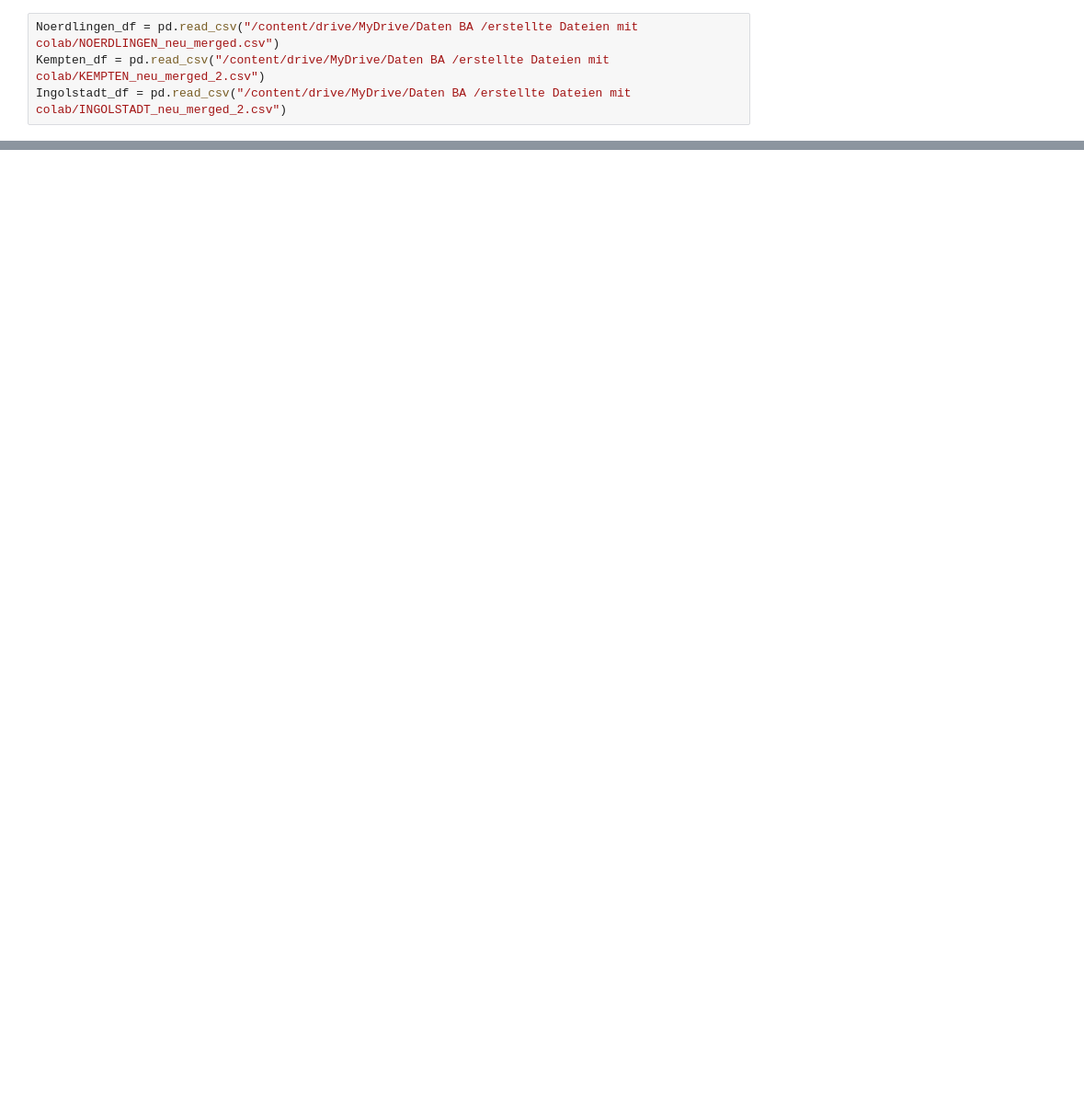
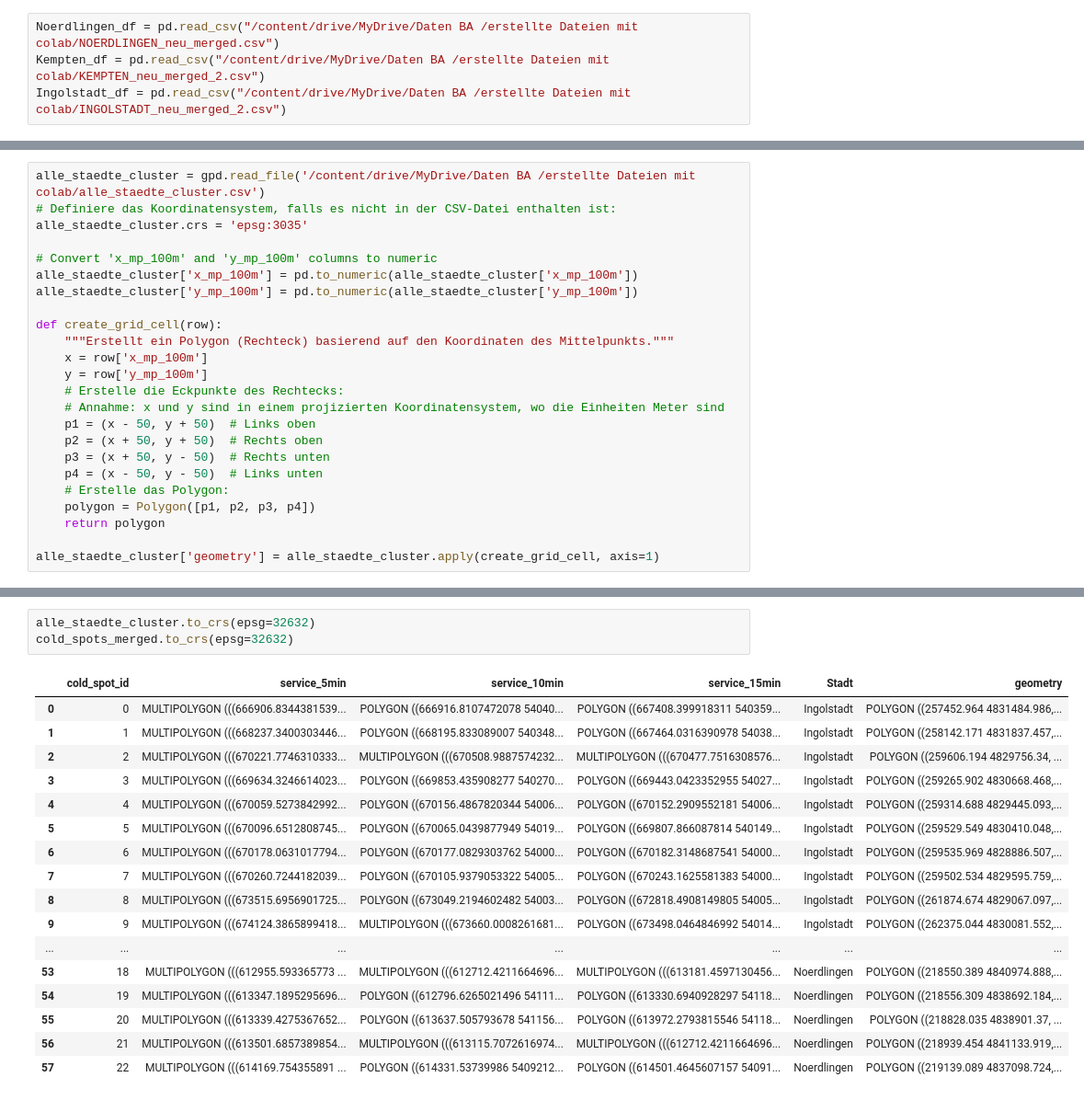
Before and after one commit to Sarah-0405/Bachelorarbeit_, a Jupyter notebook: OSMnx_accessibilities.ipynb, the cells around one changed output, grey strips where cells are left out. Shown at 92% size. Cells and saved outputs as stored; diff of their text form; blank space fills up the shorter version.

```diff
--- a/OSMnx_accessibilities.ipynb
+++ b/OSMnx_accessibilities.ipynb
@@ -550,0 +486,24 @@ Kinder unter 10: 0.0
+# %%
+alle_staedte_cluster = gpd.read_file('/content/drive/MyDrive/Daten BA /erstellte Dateien mit colab/alle_staedte_cluster.csv')
+# Definiere das Koordinatensystem, falls es nicht in der CSV-Datei enthalten ist:
+alle_staedte_cluster.crs = 'epsg:3035'
+
+# Convert 'x_mp_100m' and 'y_mp_100m' columns to numeric
+alle_staedte_cluster['x_mp_100m'] = pd.to_numeric(alle_staedte_cluster['x_mp_100m'])
+alle_staedte_cluster['y_mp_100m'] = pd.to_numeric(alle_staedte_cluster['y_mp_100m'])
+
+def create_grid_cell(row):
+    """Erstellt ein Polygon (Rechteck) basierend auf den Koordinaten des Mittelpunkts."""
+    x = row['x_mp_100m']
+    y = row['y_mp_100m']
+    # Erstelle die Eckpunkte des Rechtecks:
+    # Annahme: x und y sind in einem projizierten Koordinatensystem, wo die Einheiten Meter sind
+    p1 = (x - 50, y + 50)  # Links oben
+    p2 = (x + 50, y + 50)  # Rechts oben
+    p3 = (x + 50, y - 50)  # Rechts unten
+    p4 = (x - 50, y - 50)  # Links unten
+    # Erstelle das Polygon:
+    polygon = Polygon([p1, p2, p3, p4])
+    return polygon
+
+alle_staedte_cluster['geometry'] = alle_staedte_cluster.apply(create_grid_cell, axis=1)
@@ -550,0 +686,21 @@ Kinder unter 10: 0.0
+# %%
+alle_staedte_cluster.to_crs(epsg=32632)
+cold_spots_merged.to_crs(epsg=32632)
+# %% [output]
+|  | cold_spot_id | service_5min | service_10min | service_15min | Stadt | geometry |
+| 0 | 0 | MULTIPOLYGON (((666906.8344381539... | POLYGON ((666916.8107472078 54040... | POLYGON ((667408.399918311 540359... | Ingolstadt | POLYGON ((257452.964 4831484.986,... |
+| 1 | 1 | MULTIPOLYGON (((668237.3400303446... | POLYGON ((668195.833089007 540348... | POLYGON ((667464.0316390978 54038... | Ingolstadt | POLYGON ((258142.171 4831837.457,... |
+| 2 | 2 | MULTIPOLYGON (((670221.7746310333... | MULTIPOLYGON (((670508.9887574232... | MULTIPOLYGON (((670477.7516308576... | Ingolstadt | POLYGON ((259606.194 4829756.34, ... |
+| 3 | 3 | MULTIPOLYGON (((669634.3246614023... | POLYGON ((669853.435908277 540270... | POLYGON ((669443.0423352955 54027... | Ingolstadt | POLYGON ((259265.902 4830668.468,... |
+| 4 | 4 | MULTIPOLYGON (((670059.5273842992... | POLYGON ((670156.4867820344 54006... | POLYGON ((670152.2909552181 54006... | Ingolstadt | POLYGON ((259314.688 4829445.093,... |
+| 5 | 5 | MULTIPOLYGON (((670096.6512808745... | POLYGON ((670065.0439877949 54019... | POLYGON ((669807.866087814 540149... | Ingolstadt | POLYGON ((259529.549 4830410.048,... |
+| 6 | 6 | MULTIPOLYGON (((670178.0631017794... | POLYGON ((670177.0829303762 54000... | POLYGON ((670182.3148687541 54000... | Ingolstadt | POLYGON ((259535.969 4828886.507,... |
+| 7 | 7 | MULTIPOLYGON (((670260.7244182039... | POLYGON ((670105.9379053322 54005... | POLYGON ((670243.1625581383 54000... | Ingolstadt | POLYGON ((259502.534 4829595.759,... |
+| 8 | 8 | MULTIPOLYGON (((673515.6956901725... | POLYGON ((673049.2194602482 54003... | POLYGON ((672818.4908149805 54005... | Ingolstadt | POLYGON ((261874.674 4829067.097,... |
+| 9 | 9 | MULTIPOLYGON (((674124.3865899418... | MULTIPOLYGON (((673660.0008261681... | POLYGON ((673498.0464846992 54014... | Ingolstadt | POLYGON ((262375.044 4830081.552,... |
+| ... | ... | ... | ... | ... | ... | ... |
+| 53 | 18 | MULTIPOLYGON (((612955.593365773 ... | MULTIPOLYGON (((612712.4211664696... | MULTIPOLYGON (((613181.4597130456... | Noerdlingen | POLYGON ((218550.389 4840974.888,... |
+| 54 | 19 | MULTIPOLYGON (((613347.1895295696... | POLYGON ((612796.6265021496 54111... | POLYGON ((613330.6940928297 54118... | Noerdlingen | POLYGON ((218556.309 4838692.184,... |
+| 55 | 20 | MULTIPOLYGON (((613339.4275367652... | POLYGON ((613637.505793678 541156... | POLYGON ((613972.2793815546 54118... | Noerdlingen | POLYGON ((218828.035 4838901.37, ... |
+| 56 | 21 | MULTIPOLYGON (((613501.6857389854... | MULTIPOLYGON (((613115.7072616974... | MULTIPOLYGON (((612712.4211664696... | Noerdlingen | POLYGON ((218939.454 4841133.919,... |
+| 57 | 22 | MULTIPOLYGON (((614169.754355891 ... | POLYGON ((614331.53739986 5409212... | POLYGON ((614501.4645607157 54091... | Noerdlingen | POLYGON ((219139.089 4837098.724,... |
```
Also changed, not shown: parts of 36 cells of this notebook.
